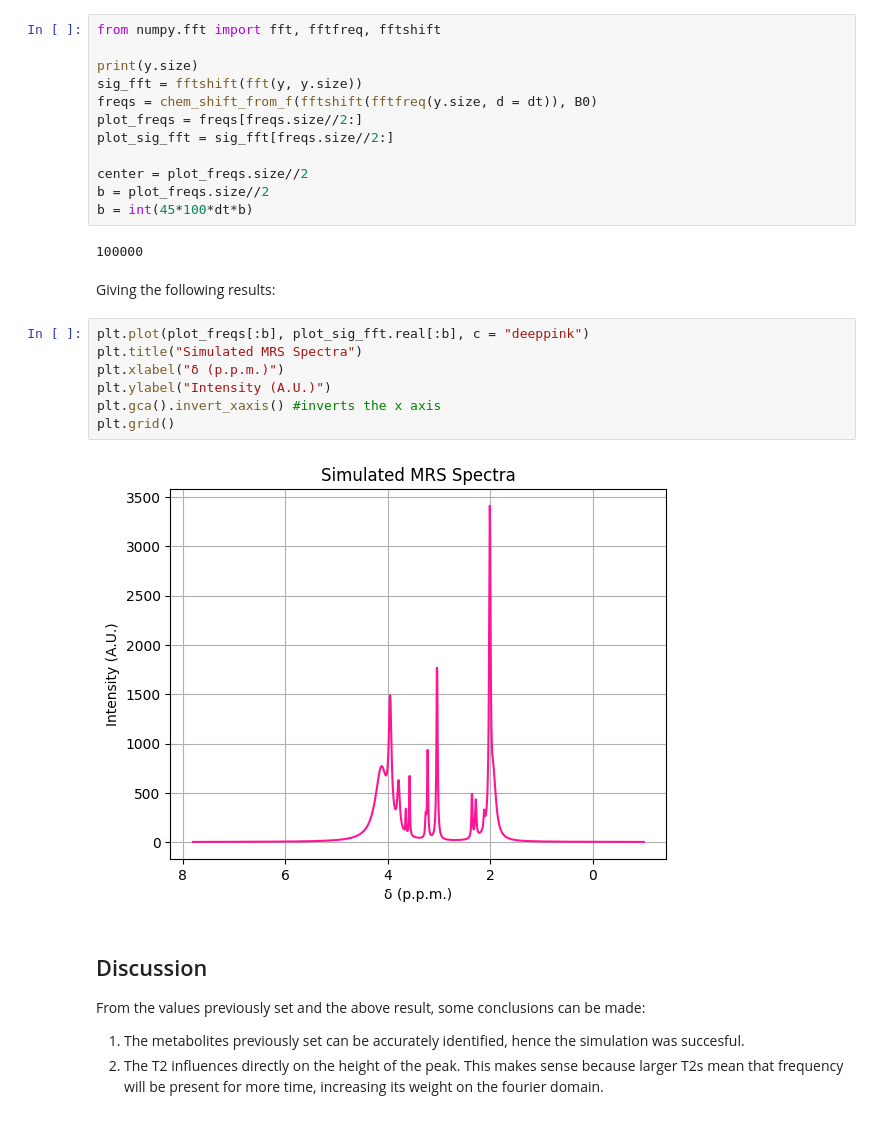
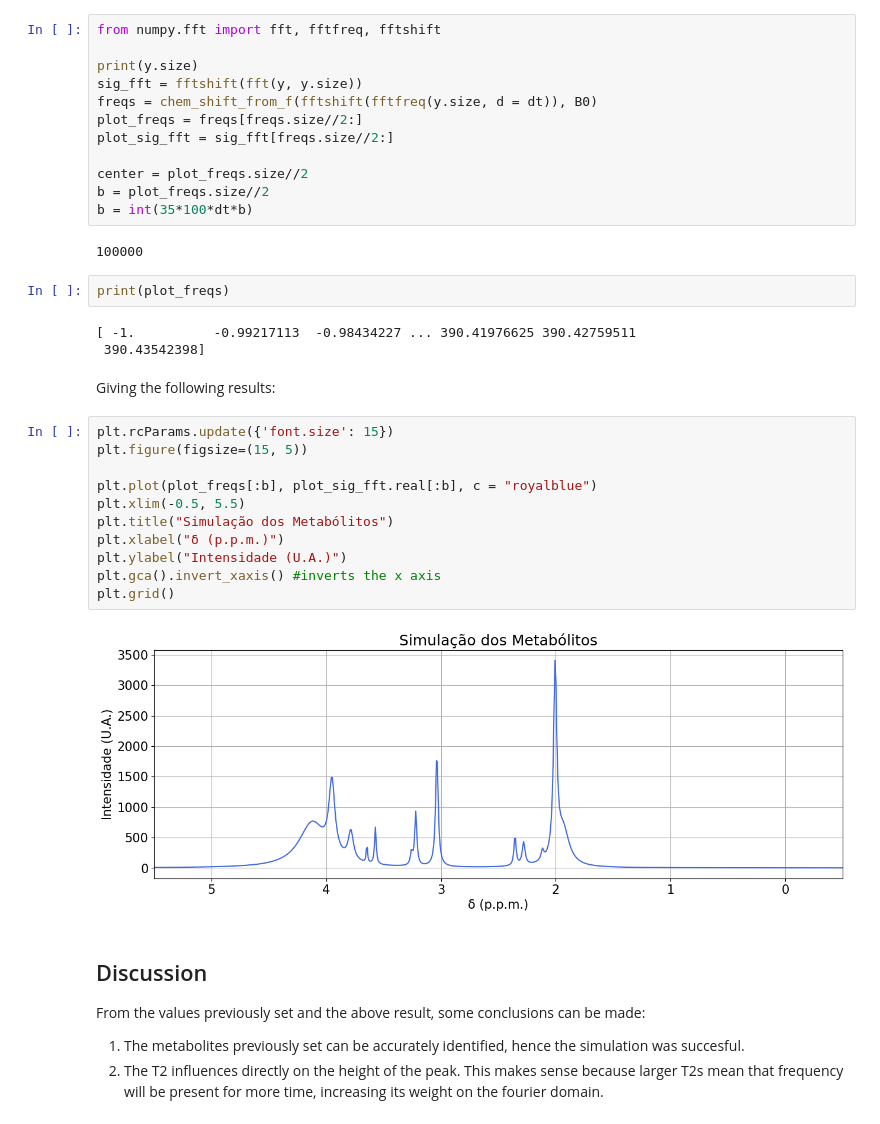
Before and after one commit to JoaoDell/MRI-study, a Jupyter notebook: examples/metabolites/metabolites.ipynb, the cells around one changed output. Saved outputs shown, nothing was run; the diff lists cells and outputs as text.

```diff
--- a/examples/metabolites/metabolites.ipynb
+++ b/examples/metabolites/metabolites.ipynb
@@ -97,20 +97,29 @@ plot_sig_fft = sig_fft[freqs.size//2:]
 
 center = plot_freqs.size//2
 b = plot_freqs.size//2
-b = int(45*100*dt*b)
+b = int(35*100*dt*b)
 # %% [output]
 100000
+# %%
+print(plot_freqs)
+# %% [output]
+[ -1.          -0.99217113  -0.98434227 ... 390.41976625 390.42759511
+ 390.43542398]
 # %% [markdown]
 Giving the following results:
 # %%
-plt.plot(plot_freqs[:b], plot_sig_fft.real[:b], c = "deeppink")
-plt.title("Simulated MRS Spectra")
+plt.rcParams.update({'font.size': 15})
+plt.figure(figsize=(15, 5))
+
+plt.plot(plot_freqs[:b], plot_sig_fft.real[:b], c = "royalblue")
+plt.xlim(-0.5, 5.5)
+plt.title("Simulação dos Metabólitos")
 plt.xlabel("δ (p.p.m.)")
-plt.ylabel("Intensity (A.U.)")
+plt.ylabel("Intensidade (U.A.)")
 plt.gca().invert_xaxis() #inverts the x axis
 plt.grid()
 # %% [output]
-[figure, old version]
+[figure, new version]
 # %% [markdown]
 ## Discussion
 
```
Also changed, not shown: parts of 10 cells of this notebook, 29 other files.
